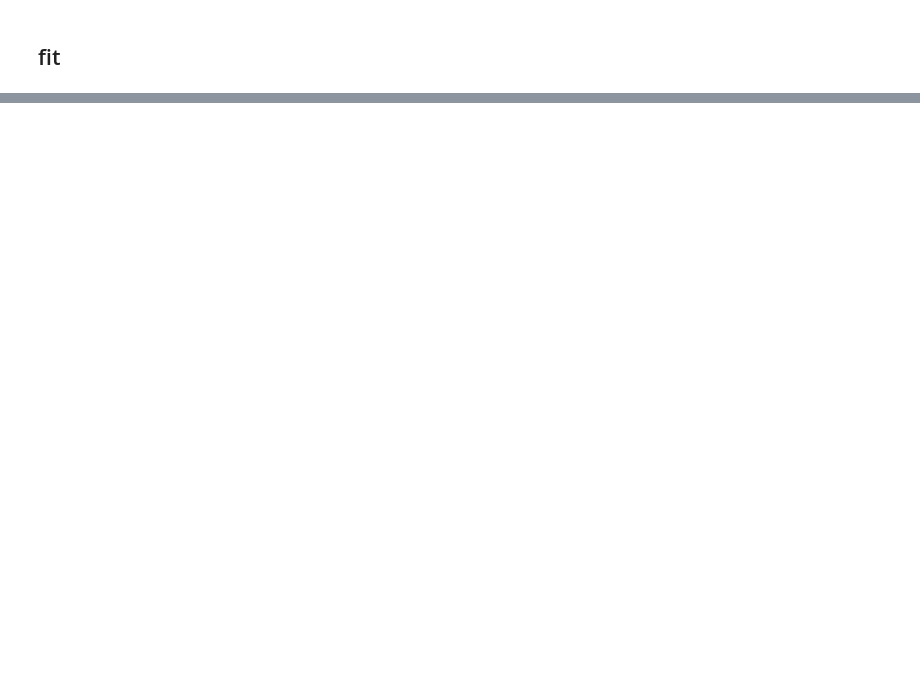
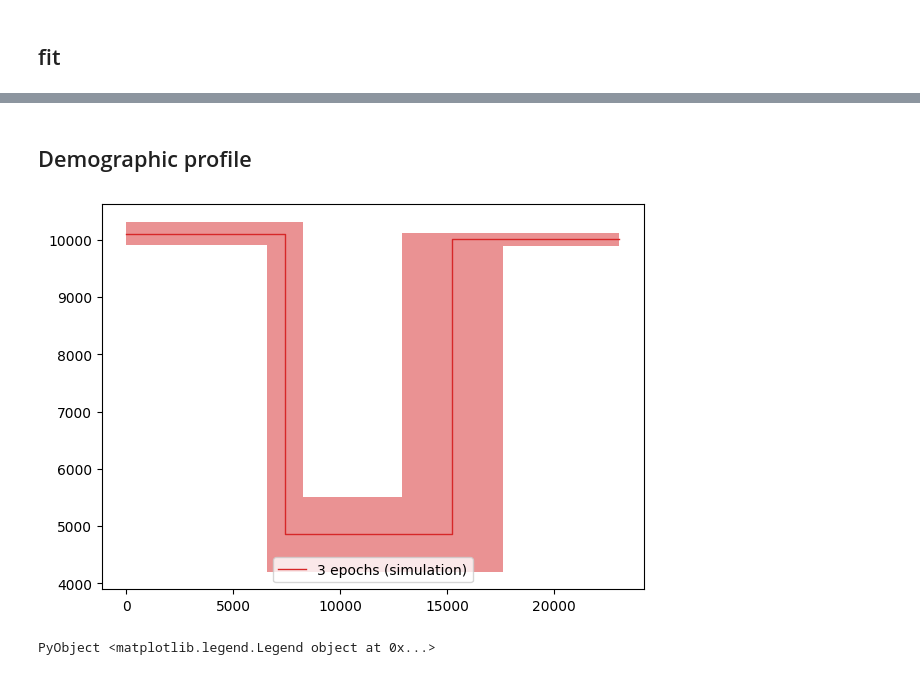
Before and after one commit to ArndtLab/HetDister.jl, a Jupyter notebook: example/notebook.ipynb, the cells around one changed output, grey strips where cells are left out. Saved outputs shown, nothing was run; the diff lists cells and outputs as text; code cells hidden in the pictures; blank space fills up the shorter version.

```diff
--- a/example/notebook.ipynb
+++ b/example/notebook.ipynb
@@ -905,0 +93,9 @@ legend(loc="lower left")
+# %% [markdown]
+## Demographic profile
+# %%
+_, ax = subplots(figsize=(7, 5))
+plot_demography(res[3], ax, id="simulation")
+legend()
+# %% [output]
+[figure, added]
+PyObject <matplotlib.legend.Legend object at 0x...>
```
Also changed, not shown: parts of 45 cells of this notebook, 8 other files.
